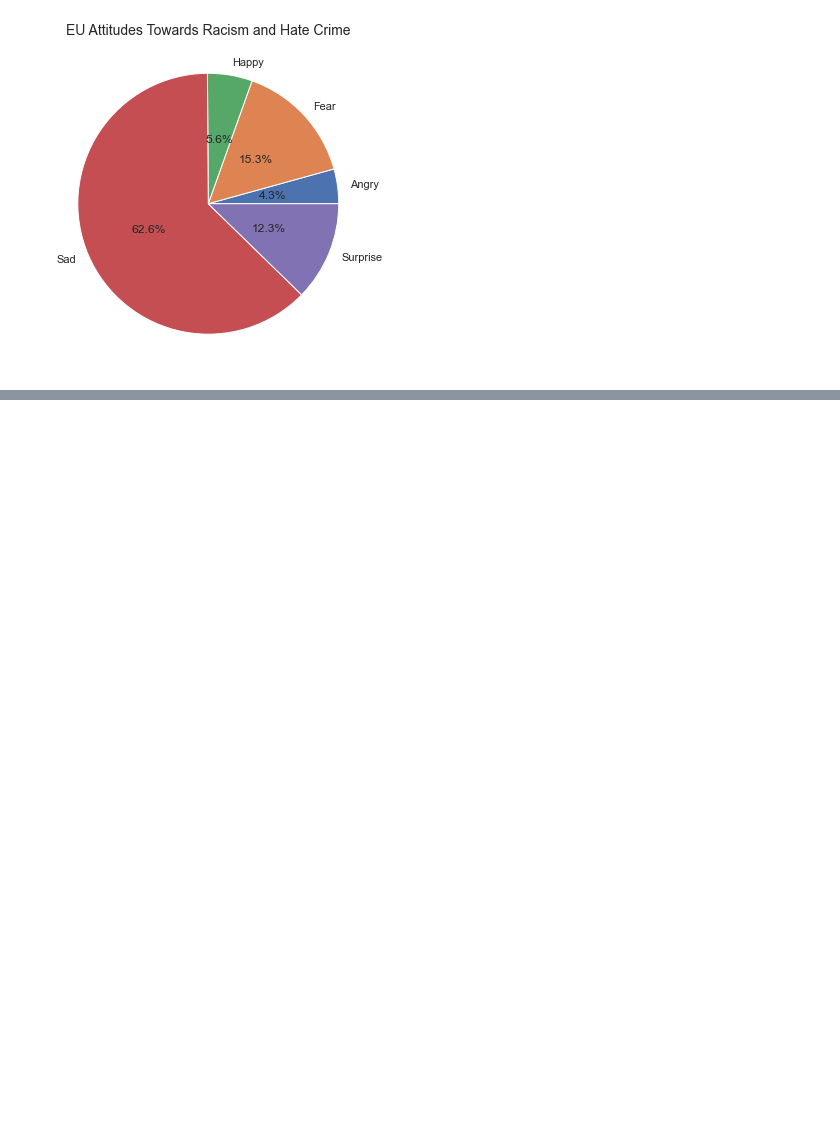
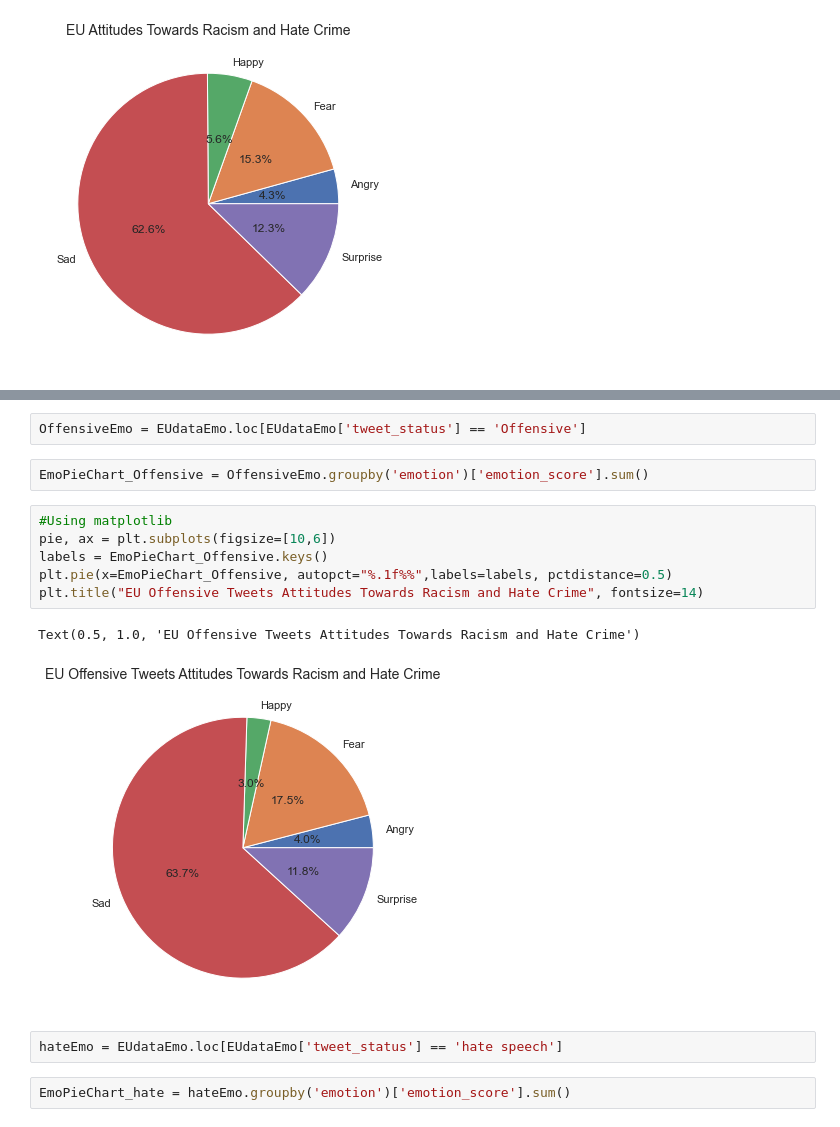
Before and after one commit to merlinymy/tweetsAnalysisPython, a Jupyter notebook: EUFinalResult.ipynb, the cells around one changed output, grey strips where cells are left out. Drawn from its saved outputs; the diff is of its cells as text; blank space fills up the shorter version.

```diff
--- a/EUFinalResult.ipynb
+++ b/EUFinalResult.ipynb
@@ -349,0 +349,17 @@ EUdataFinalWithEmo
+# %%
+OffensiveEmo = EUdataEmo.loc[EUdataEmo['tweet_status'] == 'Offensive']
+# %%
+EmoPieChart_Offensive = OffensiveEmo.groupby('emotion')['emotion_score'].sum()
+# %%
+#Using matplotlib
+pie, ax = plt.subplots(figsize=[10,6])
+labels = EmoPieChart_Offensive.keys()
+plt.pie(x=EmoPieChart_Offensive, autopct="%.1f%%",labels=labels, pctdistance=0.5)
+plt.title("EU Offensive Tweets Attitudes Towards Racism and Hate Crime", fontsize=14)
+# %% [output]
+Text(0.5, 1.0, 'EU Offensive Tweets Attitudes Towards Racism and Hate Crime')
+[figure, added]
+# %%
+hateEmo = EUdataEmo.loc[EUdataEmo['tweet_status'] == 'hate speech']
+# %%
+EmoPieChart_hate = hateEmo.groupby('emotion')['emotion_score'].sum()
```
Also changed, not shown: parts of 6 cells of this notebook, 4 other files.
